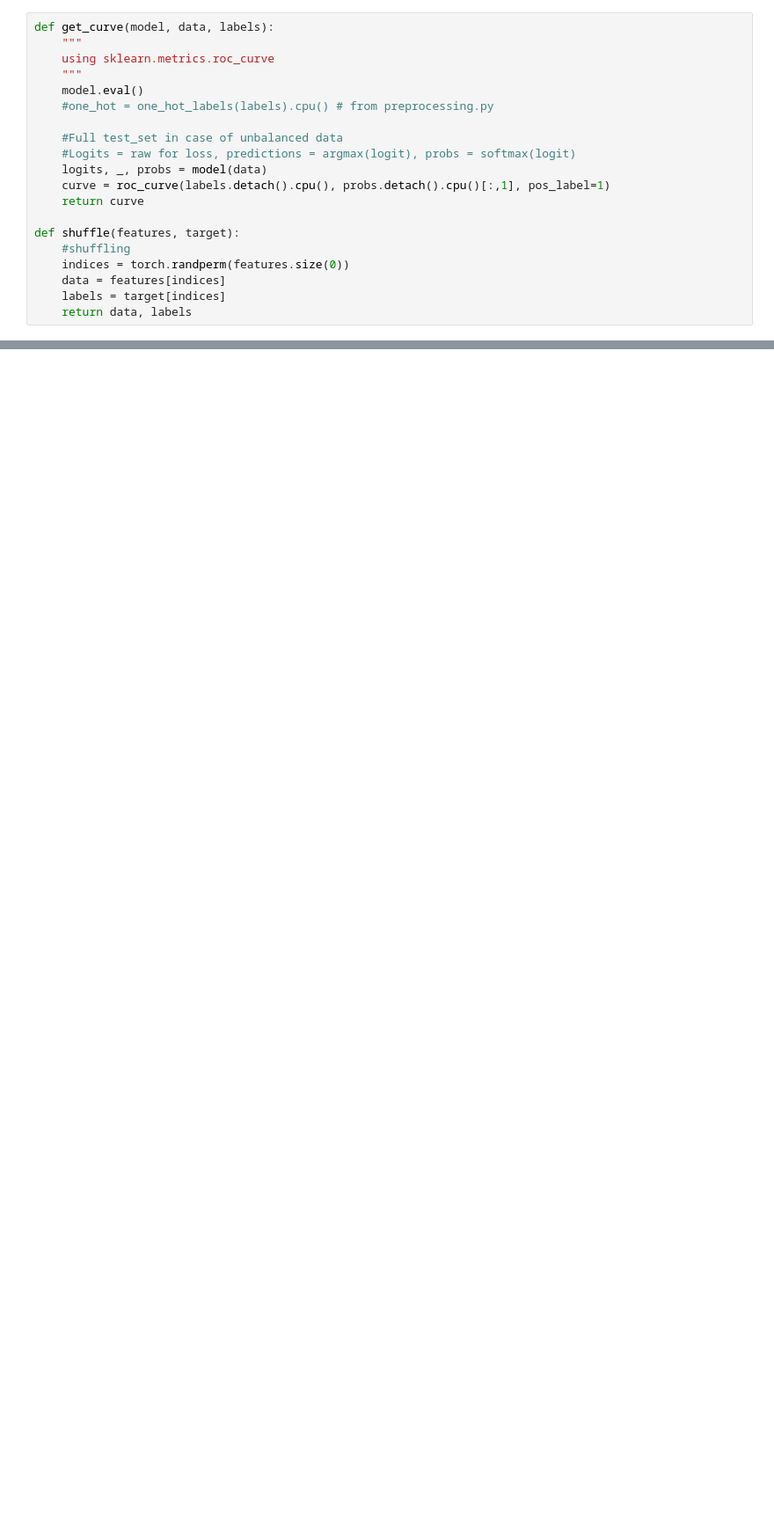
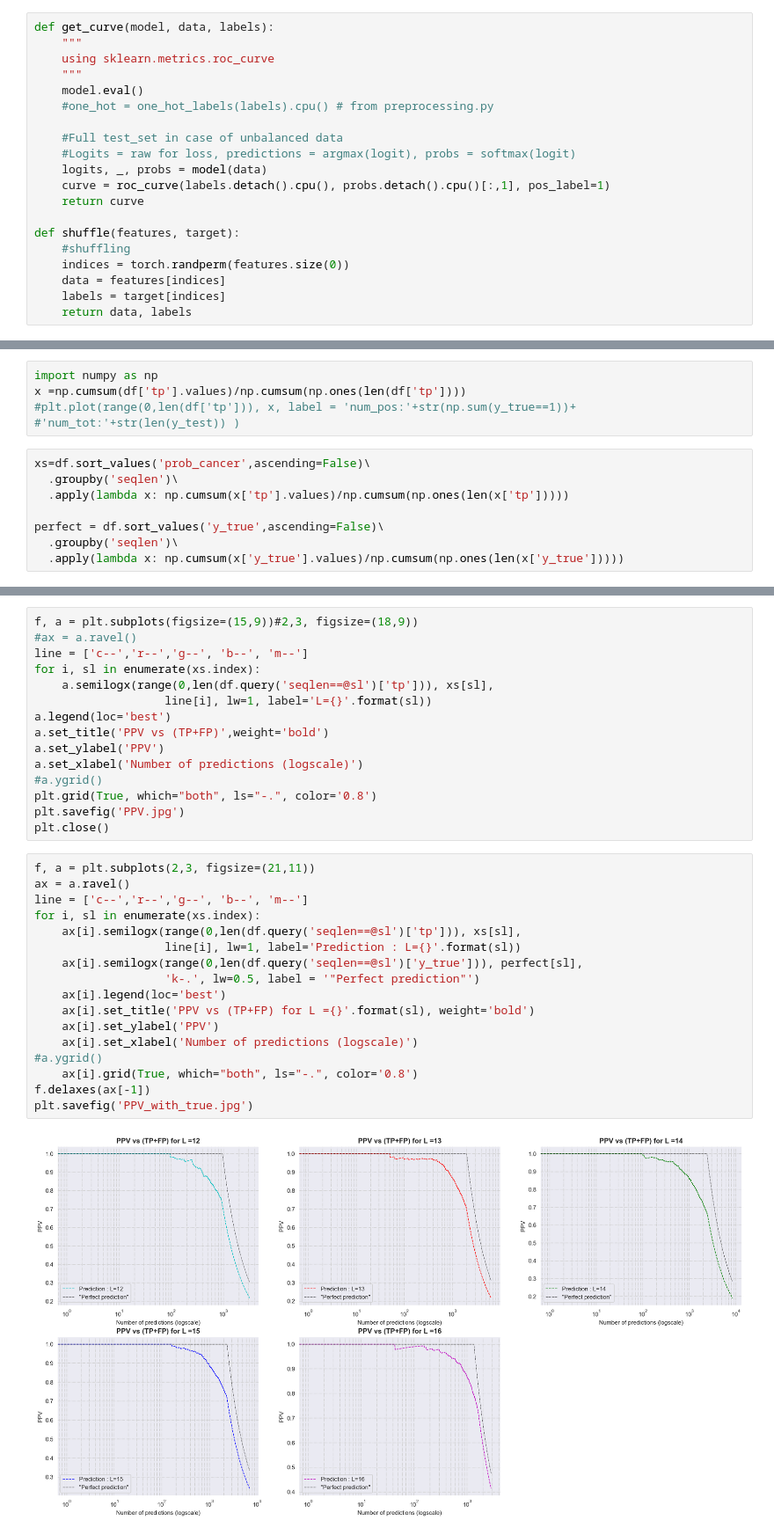
Before and after one commit to richieYT-wan/DeepCAT_PyTorch, a Jupyter notebook: notebooks/train_val_test.ipynb, the cells around one changed output, grey strips where cells are left out. Shown at 88% size. Drawn from its saved outputs; the diff is of its cells as text; blank space fills up the shorter version.

```diff
--- a/notebooks/train_val_test.ipynb
+++ b/notebooks/train_val_test.ipynb
@@ -344,0 +464,13 @@ plt.savefig('test_AUC.jpg')
+# %%
+import numpy as np
+x =np.cumsum(df['tp'].values)/np.cumsum(np.ones(len(df['tp'])))
+#plt.plot(range(0,len(df['tp'])), x, label = 'num_pos:'+str(np.sum(y_true==1))+
+#'num_tot:'+str(len(y_test)) )
+# %%
+xs=df.sort_values('prob_cancer',ascending=False)\
+  .groupby('seqlen')\
+  .apply(lambda x: np.cumsum(x['tp'].values)/np.cumsum(np.ones(len(x['tp']))))
+
+perfect = df.sort_values('y_true',ascending=False)\
+  .groupby('seqlen')\
+  .apply(lambda x: np.cumsum(x['y_true'].values)/np.cumsum(np.ones(len(x['y_true']))))
@@ -344,0 +482,34 @@ plt.savefig('test_AUC.jpg')
+# %%
+f, a = plt.subplots(figsize=(15,9))#2,3, figsize=(18,9))
+#ax = a.ravel()
+line = ['c--','r--','g--', 'b--', 'm--']
+for i, sl in enumerate(xs.index):
+    a.semilogx(range(0,len(df.query('seqlen==@sl')['tp'])), xs[sl],
+                   line[i], lw=1, label='L={}'.format(sl))
+a.legend(loc='best')
+a.set_title('PPV vs (TP+FP)',weight='bold')
+a.set_ylabel('PPV')
+a.set_xlabel('Number of predictions (logscale)')
+#a.ygrid()
+plt.grid(True, which="both", ls="-.", color='0.8')
+plt.savefig('PPV.jpg')
+plt.close()
+# %%
+f, a = plt.subplots(2,3, figsize=(21,11))
+ax = a.ravel()
+line = ['c--','r--','g--', 'b--', 'm--']
+for i, sl in enumerate(xs.index):
+    ax[i].semilogx(range(0,len(df.query('seqlen==@sl')['tp'])), xs[sl],
+                   line[i], lw=1, label='Prediction : L={}'.format(sl))
+    ax[i].semilogx(range(0,len(df.query('seqlen==@sl')['y_true'])), perfect[sl],
+                   'k-.', lw=0.5, label = '"Perfect prediction"')
+    ax[i].legend(loc='best')
+    ax[i].set_title('PPV vs (TP+FP) for L ={}'.format(sl), weight='bold')
+    ax[i].set_ylabel('PPV')
+    ax[i].set_xlabel('Number of predictions (logscale)')
+#a.ygrid()
+    ax[i].grid(True, which="both", ls="-.", color='0.8')
+f.delaxes(ax[-1])
+plt.savefig('PPV_with_true.jpg')
+# %% [output]
+[figure, added]
```
Also changed, not shown: parts of 19 cells of this notebook, 21 other files.
